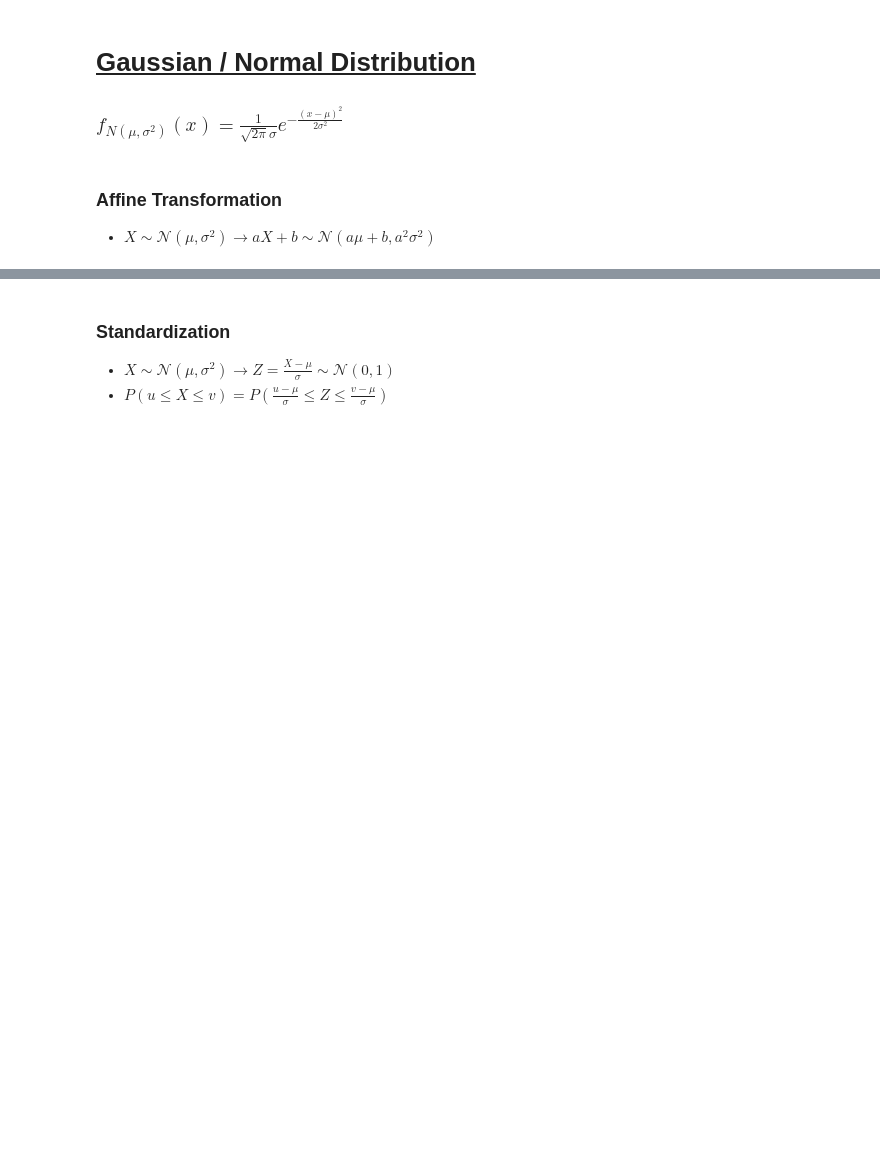
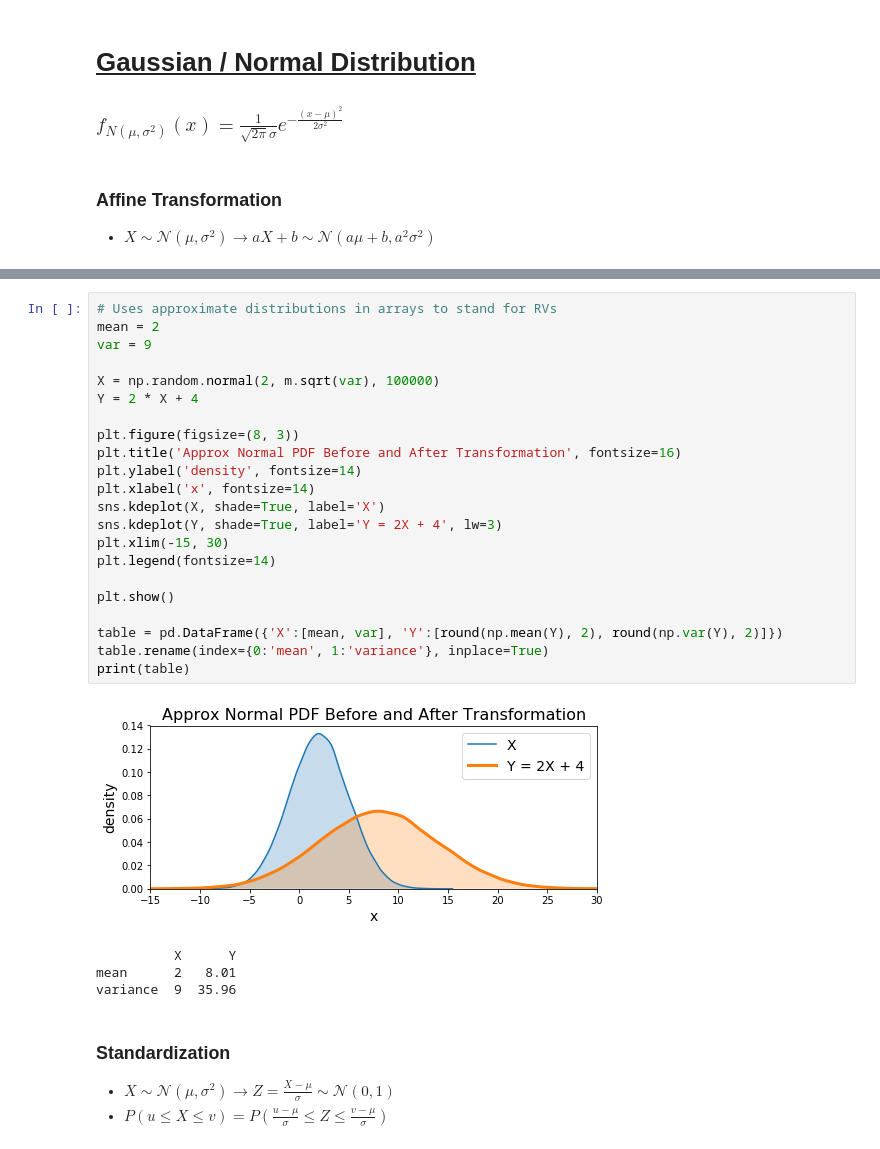
Before and after one commit to TraceMyers/mitx-stats-notes, a Jupyter notebook: Unit 1 Notes.ipynb, the cells around one changed output, grey strips where cells are left out. Drawn from its saved outputs; the diff is of its cells as text; blank space fills up the shorter version.

```diff
--- a/Unit 1 Notes.ipynb
+++ b/Unit 1 Notes.ipynb
@@ -49,3 +78,30 @@ variance  9.0  36.0
+# %%
+# Uses approximate distributions in arrays to stand for RVs
+mean = 2
+var = 9
+
+X = np.random.normal(2, m.sqrt(var), 100000)
+Y = 2 * X + 4
+
+plt.figure(figsize=(8, 3))
+plt.title('Approx Normal PDF Before and After Transformation', fontsize=16)
+plt.ylabel('density', fontsize=14)
+plt.xlabel('x', fontsize=14)
+sns.kdeplot(X, shade=True, label='X')
+sns.kdeplot(Y, shade=True, label='Y = 2X + 4', lw=3)
+plt.xlim(-15, 30)
+plt.legend(fontsize=14)
+
+plt.show()
+
+table = pd.DataFrame({'X':[mean, var], 'Y':[round(np.mean(Y), 2), round(np.var(Y), 2)]})
+table.rename(index={0:'mean', 1:'variance'}, inplace=True)
+print(table)
+# %% [output]
+[figure, added]
+          X      Y
+mean      2   8.01
+variance  9  35.96
 # %% [markdown]
 ### Standardization
 - $X \sim \mathcal{N}(\mu, \sigma^2) \rightarrow Z = \frac{X - \mu}{\sigma} \sim \mathcal{N}(0, 1)$
```
Also changed, not shown: parts of 10 cells of this notebook.
